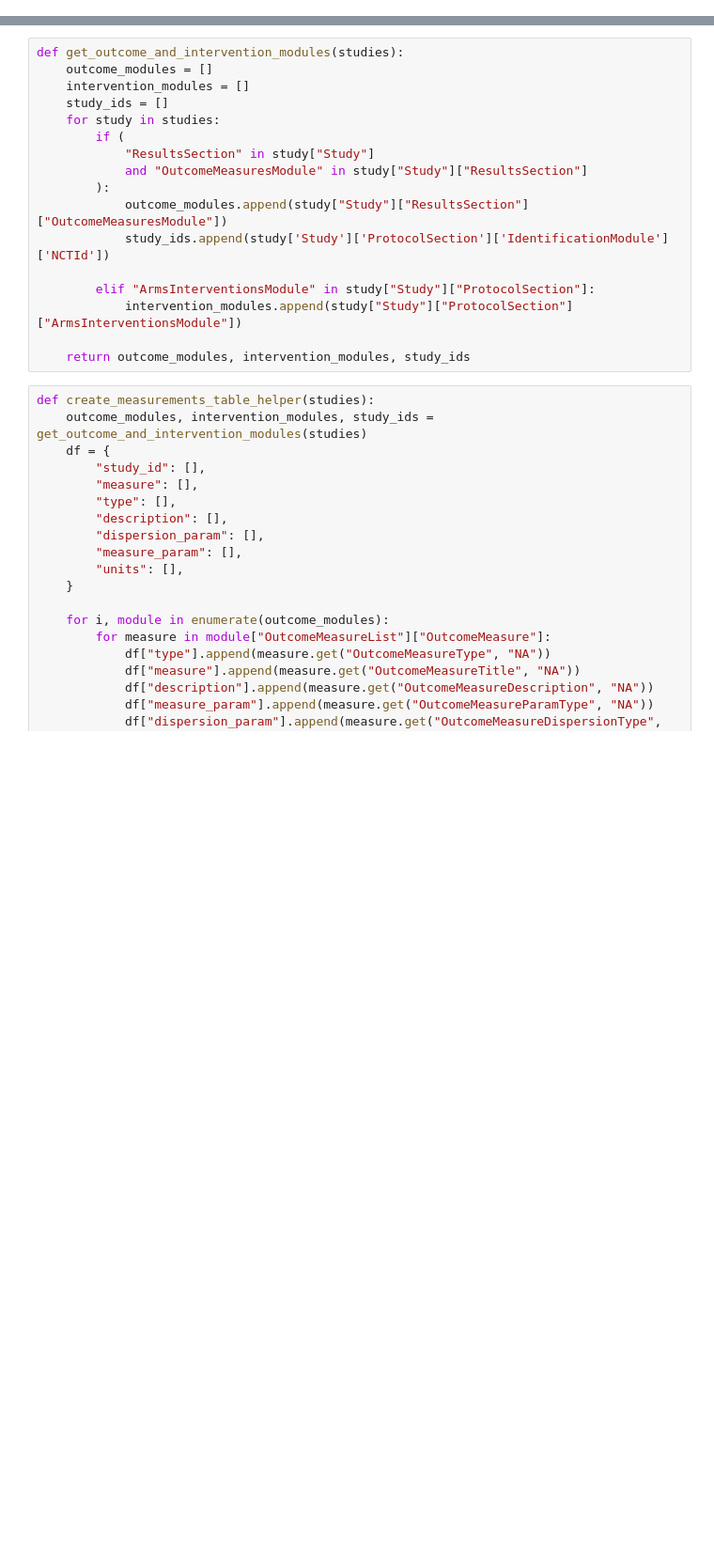
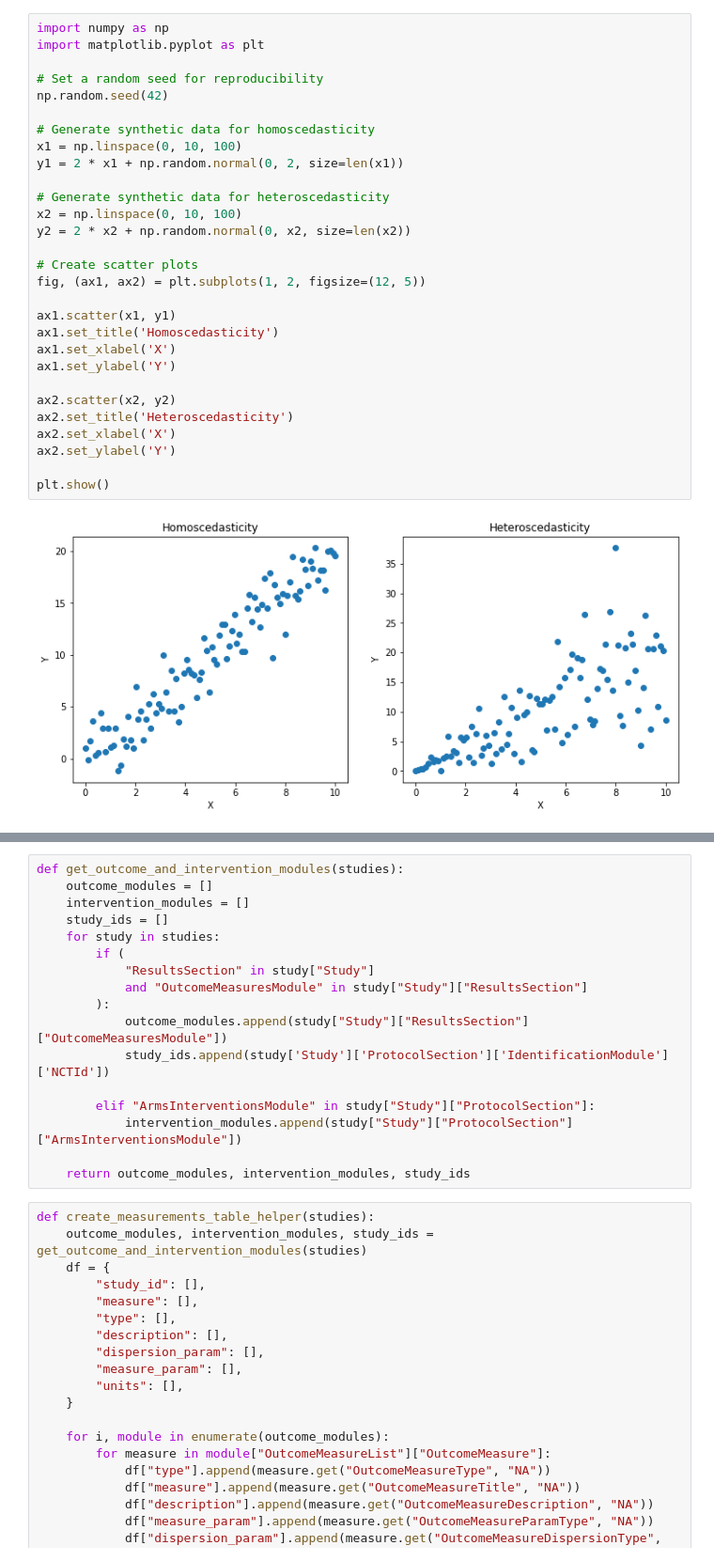
Before and after one commit to mediboard/treats, a Jupyter notebook: notebooks/Pipeline Testing.ipynb, the cells around one changed output, grey strips where cells are left out. Shown at 94% size. Drawn from its saved outputs; the diff is of its cells as text; blank space fills up the shorter version.

```diff
--- a/notebooks/Pipeline Testing.ipynb
+++ b/notebooks/Pipeline Testing.ipynb
@@ -3,0 +46,31 @@ import sqlalchemy as sa
+# %%
+import numpy as np
+import matplotlib.pyplot as plt
+
+# Set a random seed for reproducibility
+np.random.seed(42)
+
+# Generate synthetic data for homoscedasticity
+x1 = np.linspace(0, 10, 100)
+y1 = 2 * x1 + np.random.normal(0, 2, size=len(x1))
+
+# Generate synthetic data for heteroscedasticity
+x2 = np.linspace(0, 10, 100)
+y2 = 2 * x2 + np.random.normal(0, x2, size=len(x2))
+
+# Create scatter plots
+fig, (ax1, ax2) = plt.subplots(1, 2, figsize=(12, 5))
+
+ax1.scatter(x1, y1)
+ax1.set_title('Homoscedasticity')
+ax1.set_xlabel('X')
+ax1.set_ylabel('Y')
+
+ax2.scatter(x2, y2)
+ax2.set_title('Heteroscedasticity')
+ax2.set_xlabel('X')
+ax2.set_ylabel('Y')
+
+plt.show()
+# %% [output]
+[figure, added]
```
Also changed, not shown: parts of 30 cells of this notebook, 8 other files.
